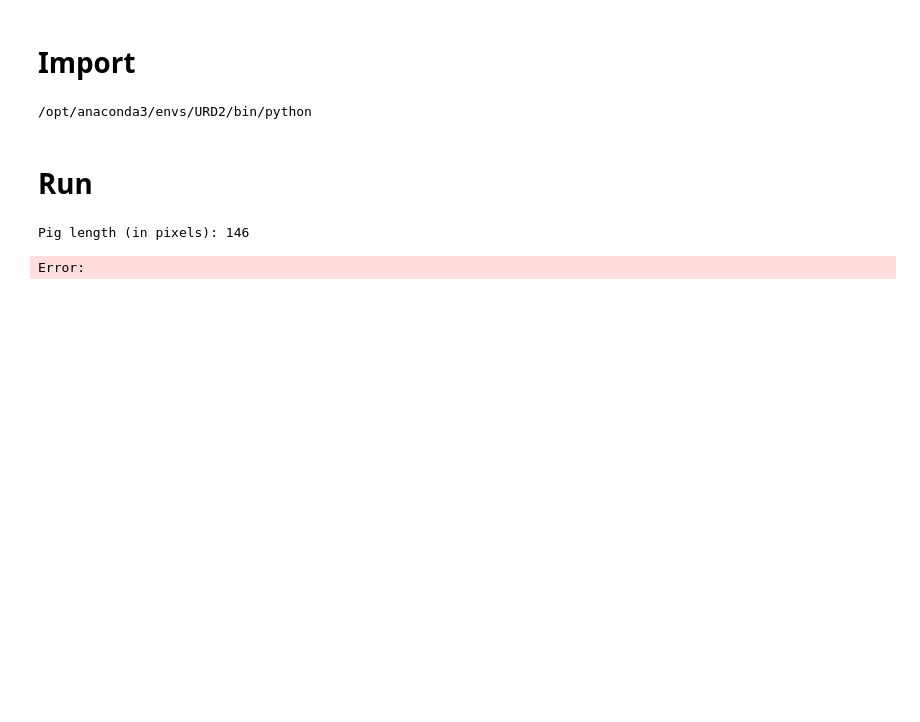
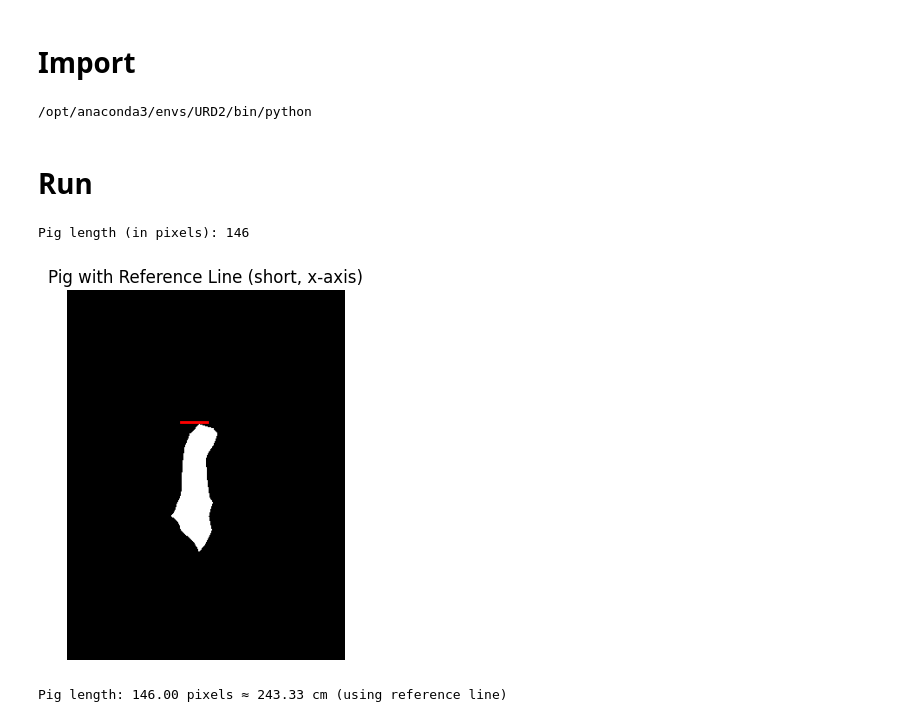
Before and after one commit to PhurichAmorn/URD-2_BlackPigProject, a Jupyter notebook: pig_segmentation/segment/segmented.ipynb, the cells around one changed output. Saved outputs shown, nothing was run; the diff lists cells and outputs as text; code cells hidden in the pictures; blank space fills up the shorter version.

```diff
--- a/pig_segmentation/segment/segmented.ipynb
+++ b/pig_segmentation/segment/segmented.ipynb
@@ -20,7 +20,7 @@ import matplotlib.patches as patches
 model = models.segmentation.deeplabv3_mobilenet_v3_large(pretrained=True).eval()
 
 
-input_image = Image.open('/Users/niner9/Desktop/CMKL/2.1/URD/pig.jpeg')
+input_image = Image.open('/Users/niner9/Documents/GitHub/URD-2_BlackPigProject/pig_segmentation/segment/blackpig1.jpg')
 preprocess = transforms.Compose([
     transforms.Resize(320),
     transforms.ToTensor(),
@@ -44,31 +44,32 @@ coords = np.column_stack(np.where(pig_mask))
 
 min_row, min_col = coords.min(axis=0)
 max_row, max_col = coords.max(axis=0)
 
 pig_length_pixels = max(max_row - min_row, max_col - min_col)
 print("Pig length (in pixels):", pig_length_pixels)
 
 fig, ax = plt.subplots()
 ax.imshow(pig_mask, cmap='gray')
 #rect = patches.Rectangle((min_col, min_row), max_col - min_col, max_row - min_row,
 #linewidth=2, edgecolor='r', facecolor='none')
 #ax.add_patch(rect)
 
 center_row = (min_row + max_row) // 3
 ref_length = 30
 ref_start_col = min_col + (max_col - min_col - ref_length) // 2
 ref_end_col = ref_start_col + ref_length
 ax.plot([ref_start_col, ref_end_col], [center_row, center_row], color='red', linewidth=2, label=f'Reference Line ({ref_length} px)')
 
 plt.title("Pig with Reference Line (short, x-axis)")
 plt.axis('off')
 plt.show()
 
 reference_length_cm = 50
 pixels_per_cm = ref_length / reference_length_cm
 pig_length_pixels = max(max_row - min_row, max_col - min_col)
 pig_length_cm = pig_length_pixels / pixels_per_cm
 print(f"Pig length: {pig_length_pixels:.2f} pixels ≈ {pig_length_cm:.2f} cm (using reference line)")
 # %% [output]
 Pig length (in pixels): 146
+[figure, added]
-Error:
+Pig length: 146.00 pixels ≈ 243.33 cm (using reference line)
```
Also changed, not shown: parts of 1 cell of this notebook, 3 other files.
